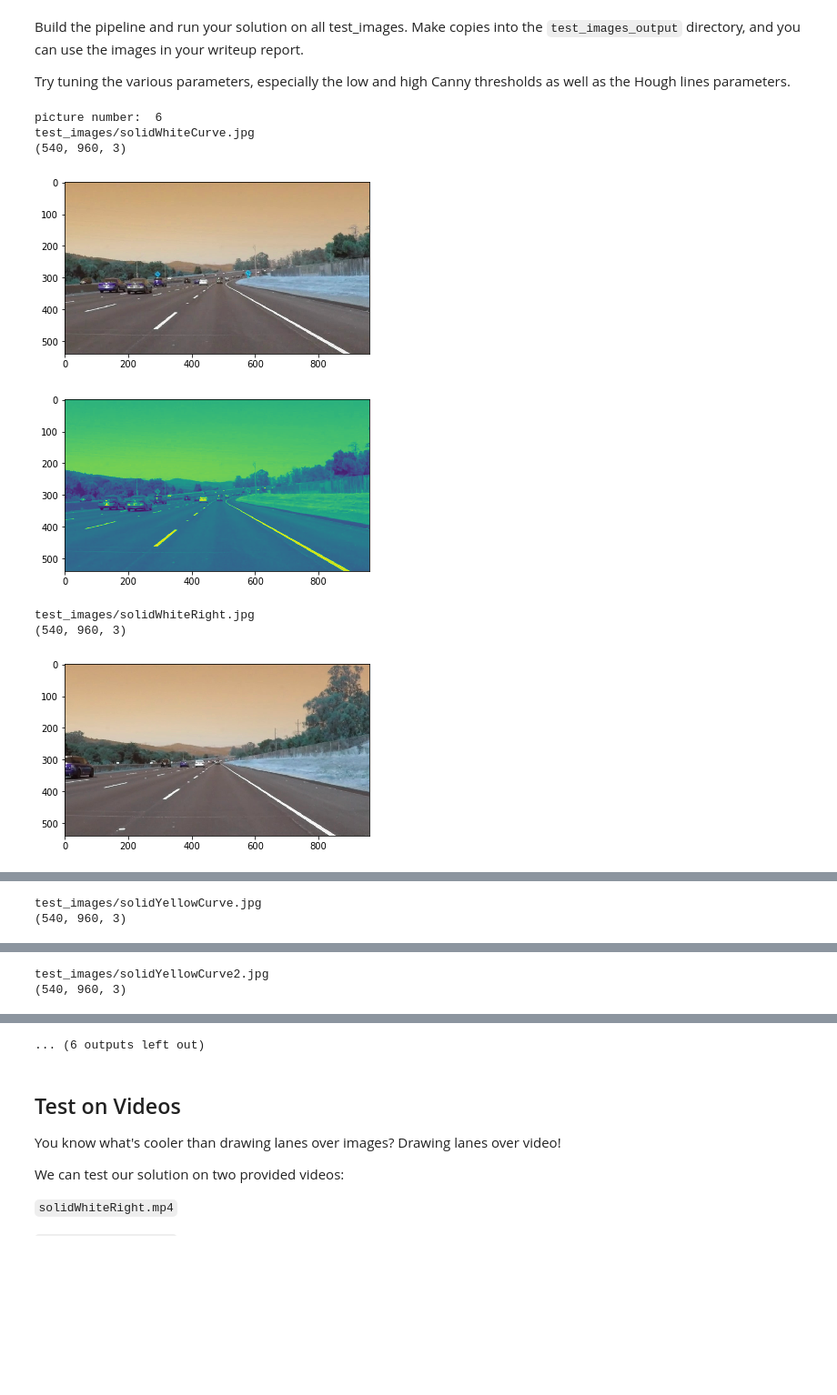
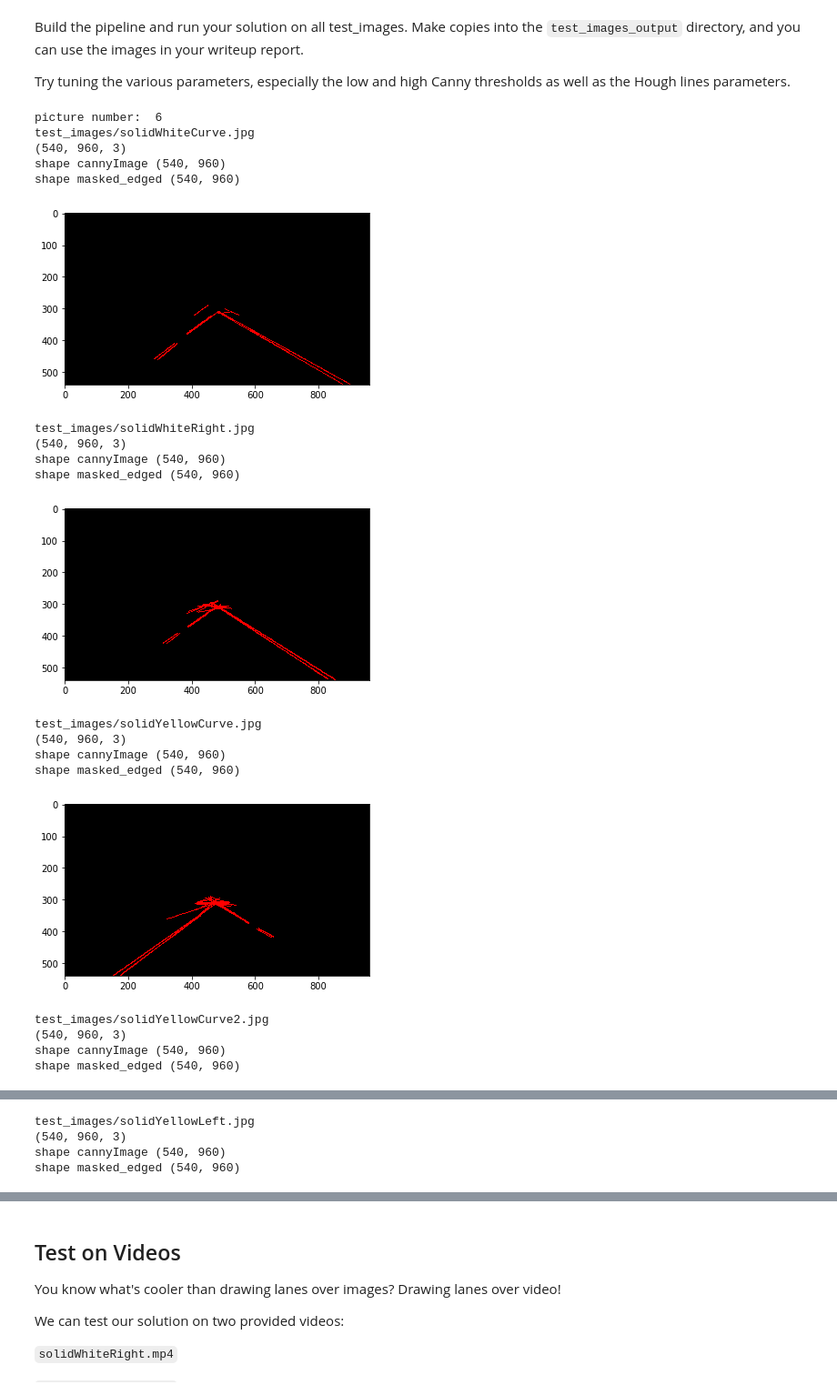
Before and after one commit to kintzhao/CarND-LaneLines-P1, a Jupyter notebook: P1.ipynb, the cells around one changed output, grey strips where cells are left out. Shown: that part at 91% size. Cells and saved outputs as stored; diff of their text form; code cells hidden in the pictures; blank space fills up the shorter version.

Commit message:
process the serial image

```diff
--- a/P1.ipynb
+++ b/P1.ipynb
@@ -188,26 +188,58 @@ Try tuning the various parameters, especially the low and high Canny thresholds
 # %%
 # TODO: Build your pipeline that will draw lane lines on the test_images
 # then save them to the test_images directory.
 fileDir = "test_images/"
 print("picture number: ", np.shape(imgs)[0])
 for imgFile in imgs:
     fileAddres = fileDir+imgFile
     print(fileAddres)
     img = cv2.imread(fileAddres,  cv2.IMREAD_COLOR)
     print(np.shape(img));
-    plt.imshow(img)
+    #plt.imshow(img)
+    #plt.show()
+    grayImg= grayscale(img)
+
+    guassImage = gaussian_blur(grayImg,5)
+    cannyImage = canny(guassImage, 50, 150)
+    print("shape cannyImage",np.shape(cannyImage))
+    #plt.imshow(cannyImage)
+    #plt.show()
+
+    imshape = image.shape
+    vertices = np.array([[(0,imshape[0]),(450, 290), (490,290), (imshape[1],imshape[0])]], dtype=np.int32)
+    maskImg = region_of_interest(cannyImage, vertices)
+    print("shape masked_edged",np.shape(maskImg))
+
+    rho = 2 # distance resolution in pixels of the Hough grid
+    theta = 1*np.pi/180 # angular resolution in radians of the Hough grid
+
+    threshold = 15     # minimum number of votes (intersections in Hough grid cell)
+    min_line_length = 40 #minimum number of pixels making up a line
+    max_line_gap = 20   # maximum gap in pixels between connectable line segments
+
+    line_image = hough_lines(maskImg, rho, theta, threshold, min_line_length, max_line_gap)
+
+    resultImg = weighted_img(line_image, img)
+    plt.imshow(line_image)
     plt.show()
-    grayImg= grayscale(img)
-    plt.imshow(grayImg)
-    plt.show()
-    #cv2.imshow('image',img)
-    #cv2.waitKey(10)
 # %% [output]
 picture number:  6
 test_images/solidWhiteCurve.jpg
 (540, 960, 3)
+shape cannyImage (540, 960)
+shape masked_edged (540, 960)
-[figure, old version]
+[figure, new version]
+test_images/solidWhiteRight.jpg
+(540, 960, 3)
+shape cannyImage (540, 960)
+shape masked_edged (540, 960)
-[figure, old version]
+[figure, new version]
-test_images/solidWhiteRight.jpg
-(540, 960, 3)
+test_images/solidYellowCurve.jpg
+(540, 960, 3)
+shape cannyImage (540, 960)
+shape masked_edged (540, 960)
-[figure, old version]
+[figure, new version]
+test_images/solidYellowCurve2.jpg
+(540, 960, 3)
+shape cannyImage (540, 960)
+shape masked_edged (540, 960)
@@ -215,2 +247,4 @@ test_images/solidWhiteRight.jpg
-test_images/solidYellowCurve.jpg
-(540, 960, 3)
+test_images/solidYellowLeft.jpg
+(540, 960, 3)
+shape cannyImage (540, 960)
+shape masked_edged (540, 960)
@@ -219,2 +256,0 @@ test_images/solidYellowCurve.jpg
-test_images/solidYellowCurve2.jpg
-(540, 960, 3)
@@ -223,4 +257,3 @@ test_images/solidYellowCurve2.jpg
-... (6 outputs left out)
 # %% [markdown]
 ## Test on Videos
 
```
Also changed, not shown: parts of 1 cell of this notebook.
